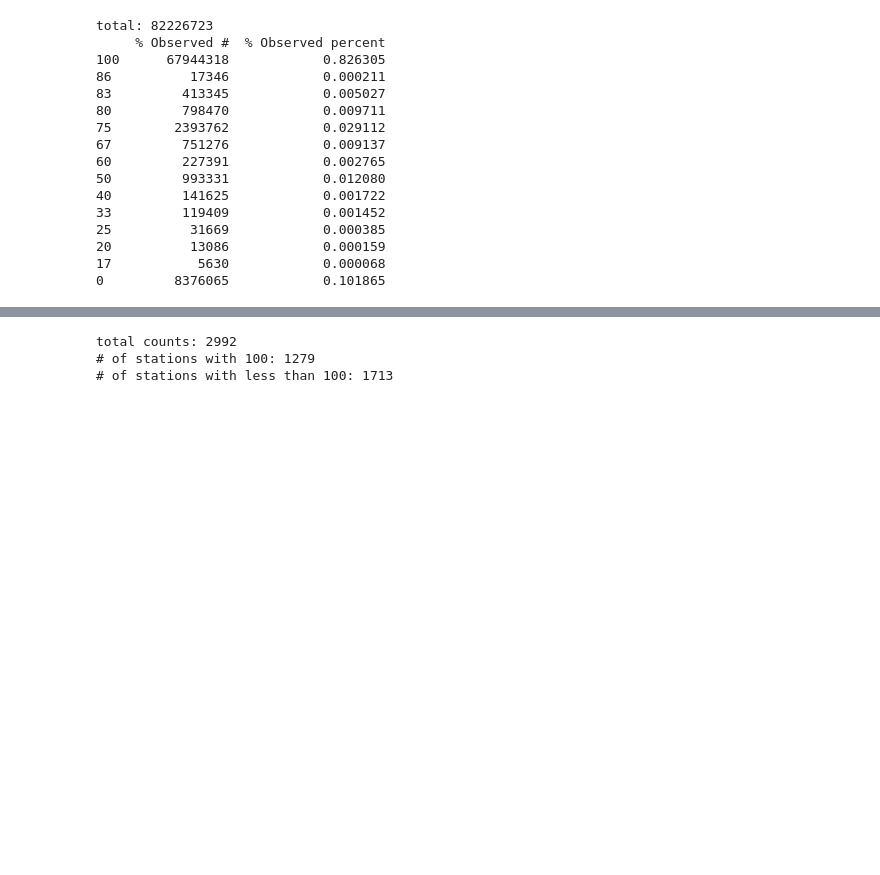
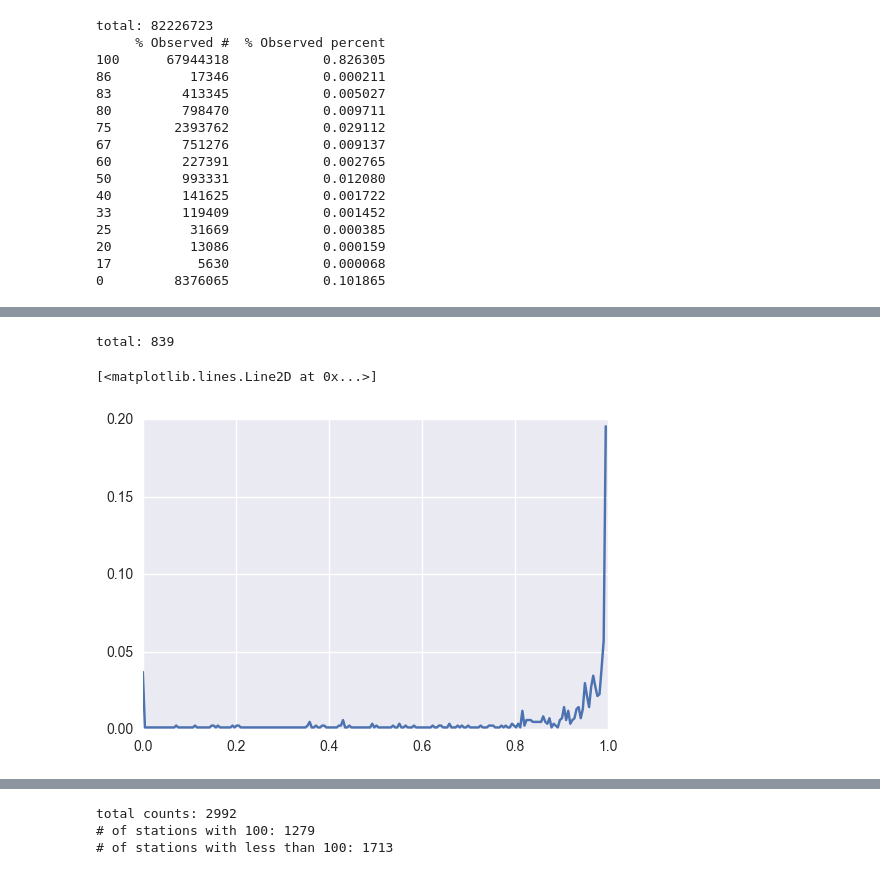
Before and after one commit to abrespect/DSE_Cohort2_Traffic_Capstone, a Jupyter notebook: C2 Exploratory/Explore Data including Sensor Health.ipynb, the cells around one changed output, grey strips where cells are left out. Drawn from its saved outputs; the diff is of its cells as text; code cells hidden in the pictures; blank space fills up the shorter version.

```diff
--- a/C2 Exploratory/Explore Data including Sensor Health.ipynb
+++ b/C2 Exploratory/Explore Data including Sensor Health.ipynb
@@ -504,0 +524,5 @@ mean_df[mean_df['% Observed'] == 100]
+# %%
+# count of mean_df
+tmp_df = mean_df.copy()
+mean_df_counts = tmp_df.reset_index(level=0)['% Observed'].apply(lambda x: round(x, 1)).value_counts()\
+    .sort_index(ascending=True)
@@ -504,0 +549,14 @@ mean_df[mean_df['% Observed'] == 100]
+# %%
+# test = sorted(list(ML_five_min_frame['% Observed']))
+# ind = [i/float(len(test)) for i in range(len(test))]
+# plt.plot(test,ind)
+
+total = mean_df_counts.sum()
+print "total: %s" % total
+data = [i/float(total) for i in mean_df_counts]
+ind = [i/float(len(mean_df_counts)) for i in range(len(mean_df_counts))]
+plt.plot(ind,data)
+# %% [output]
+total: 839
+[<matplotlib.lines.Line2D at 0x...>]
+[figure, added]
```
Also changed, not shown: parts of 13 cells of this notebook.
